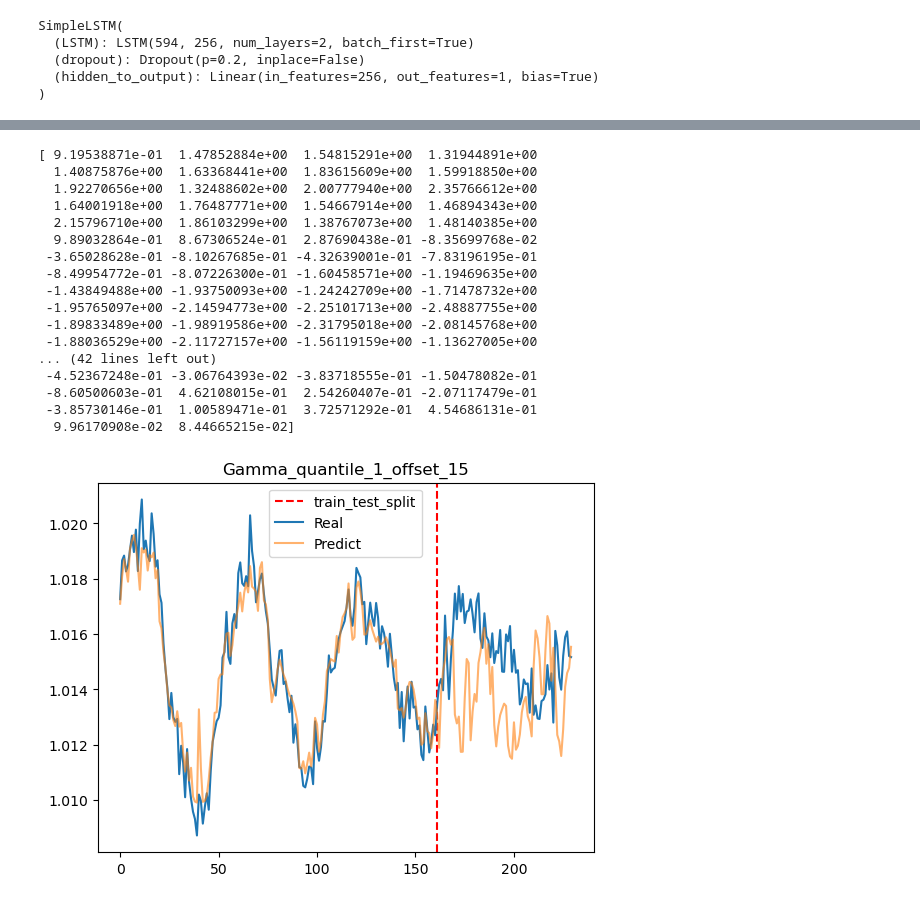
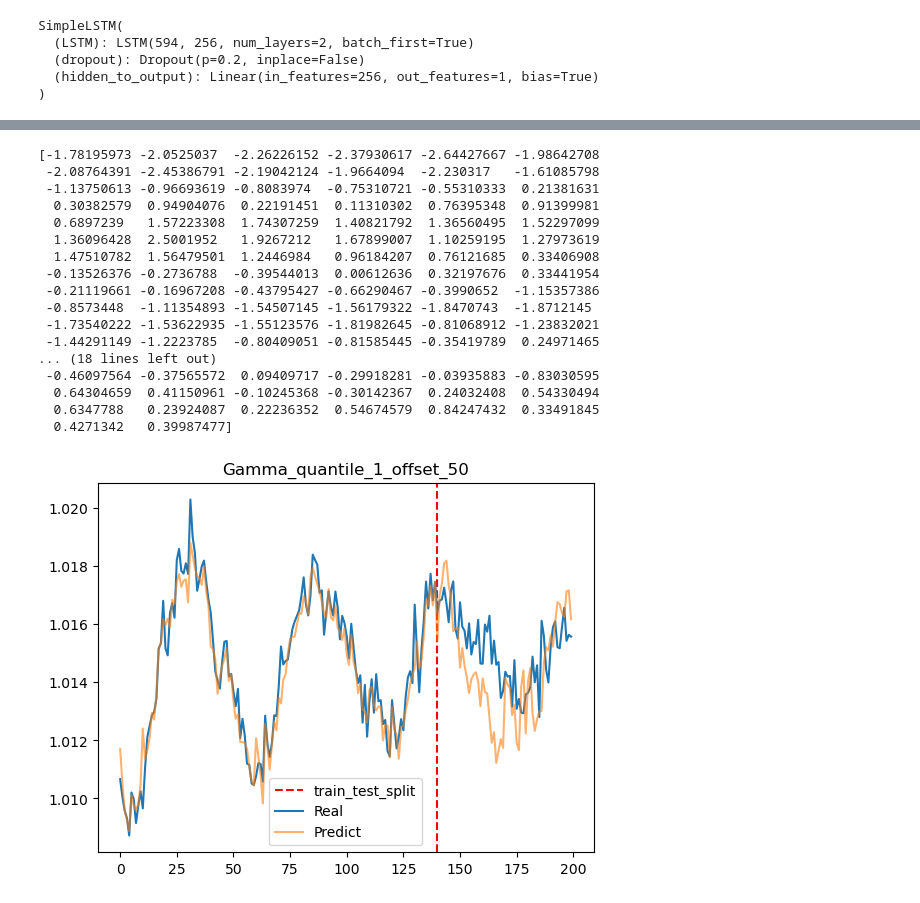
Before and after one commit to ChangyiYang/SimpleLSTM, a Jupyter notebook: Gamma_training.ipynb, the cells around one changed output, grey strips where cells are left out. Saved outputs shown, nothing was run; the diff lists cells and outputs as text; code cells hidden in the pictures.

```diff
--- a/Gamma_training.ipynb
+++ b/Gamma_training.ipynb
@@ -13,15 +13,17 @@ from sklearn.preprocessing import StandardScaler
 sequence_length = 10
 batch_size = 16
 # num = 4
-test_file_name = 'Gamma_quantile_1_offset_15.csv'
-train_file_name = 'Gamma_quantile_1_offset_15.csv'
+
+offset = 50
+test_file_name = f'Gamma_quantile_1_offset_{offset}.csv'
+train_file_name = f'Gamma_quantile_1_offset_{offset}.csv'
 
 # test_file_name = 'Gamma_Final_quantile_1.csv'
 # train_file_name = 'Gamma_Final_quantile_1.csv'
 
 # test_file_name = "Cs_Xe_shuffle_training.csv"
 # train_file_name = "Cs_Xe_shuffle_testing.csv"
-model_name = f'Gamma_quantile_1_offset_15'
+model_name = f'Gamma_quantile_1_offset_{offset}'
 
 
 train_test_split = 0.7
@@ -244,23 +246,23 @@ tensor(0.3445)
 # %%
 print(all_labels)
 # %% [output]
-[ 9.19538871e-01  1.47852884e+00  1.54815291e+00  1.31944891e+00
-  1.40875876e+00  1.63368441e+00  1.83615609e+00  1.59918850e+00
-  1.92270656e+00  1.32488602e+00  2.00777940e+00  2.35766612e+00
-  1.64001918e+00  1.76487771e+00  1.54667914e+00  1.46894343e+00
-  2.15796710e+00  1.86103299e+00  1.38767073e+00  1.48140385e+00
-  9.89032864e-01  8.67306524e-01  2.87690438e-01 -8.35699768e-02
- -3.65028628e-01 -8.10267685e-01 -4.32639001e-01 -7.83196195e-01
- -8.49954772e-01 -8.07226300e-01 -1.60458571e+00 -1.19469635e+00
- -1.43849488e+00 -1.93750093e+00 -1.24242709e+00 -1.71478732e+00
- -1.95765097e+00 -2.14594773e+00 -2.25101713e+00 -2.48887755e+00
- -1.89833489e+00 -1.98919586e+00 -2.31795018e+00 -2.08145768e+00
- -1.88036529e+00 -2.11727157e+00 -1.56119159e+00 -1.13627005e+00
-... (42 lines left out)
- -4.52367248e-01 -3.06764393e-02 -3.83718555e-01 -1.50478082e-01
- -8.60500603e-01  4.62108015e-01  2.54260407e-01 -2.07117479e-01
- -3.85730146e-01  1.00589471e-01  3.72571292e-01  4.54686131e-01
-  9.96170908e-02  8.44665215e-02]
+[-1.78195973 -2.0525037  -2.26226152 -2.37930617 -2.64427667 -1.98642708
+ -2.08764391 -2.45386791 -2.19042124 -1.9664094  -2.230317   -1.61085798
+ -1.13750613 -0.96693619 -0.8083974  -0.75310721 -0.55310333  0.21381631
+  0.30382579  0.94904076  0.22191451  0.11310302  0.76395348  0.91399981
+  0.6897239   1.57223308  1.74307259  1.40821792  1.36560495  1.52297099
+  1.36096428  2.5001952   1.9267212   1.67899007  1.10259195  1.27973619
+  1.47510782  1.56479501  1.2446984   0.96184207  0.76121685  0.33406908
+ -0.13526376 -0.2736788  -0.39544013  0.00612636  0.32197676  0.33441954
+ -0.21119661 -0.16967208 -0.43795427 -0.66290467 -0.3990652  -1.15357386
+ -0.8573448  -1.11354893 -1.54507145 -1.56179322 -1.8470743  -1.8712145
+ -1.73540222 -1.53622935 -1.55123576 -1.81982645 -0.81068912 -1.23832021
+ -1.44291149 -1.2223785  -0.80409051 -0.81585445 -0.35419789  0.24971465
+... (18 lines left out)
+ -0.46097564 -0.37565572  0.09409717 -0.29918281 -0.03935883 -0.83030595
+  0.64304659  0.41150961 -0.10245368 -0.30142367  0.24032408  0.54330494
+  0.6347788   0.23924087  0.22236352  0.54674579  0.84247432  0.33491845
+  0.4271342   0.39987477]
 # %%
 import matplotlib.pyplot as plt
 import numpy as np
@@ -270,34 +272,31 @@ import numpy as np
 # change to the original unit
 true_labels = all_labels
 predictions = predictions
 X = hard_run_dataset.unshaped_data
 
 
 train_test_split_value = train_test_split*len(true_labels)
 
 result_y = np.append(true_labels.reshape(-1,1),X, axis=1)
 result_predict = np.append(predictions.reshape(-1,1),X,  axis=1)
 
 y = hard_ss.inverse_transform(result_y)
 predict = hard_ss.inverse_transform(result_predict)
 
 # 绘制竖直线
 plt.axvline(x=train_test_split_value, color='red', linestyle='--', label='train_test_split')
 
 
 
 # plt.ylim((0.8,1.1))
 # plt.plot(y[:,1]/max(y[:,1]), label = "power")
 # plt.plot(y[:,2]/max(y[:,2]), label = "thre")
 plt.plot(y[:,0], label = "Real")
 plt.plot(predict[:,0], label = "Predict", alpha=0.6)
 plt.title(model_name)
 plt.legend()
 
 # 显示图形
 plt.show()
-
-
-for
 # %% [output]
-[figure, old version]
+[figure, new version]
```
Also changed, not shown: parts of 6 cells of this notebook, 19 other files.
